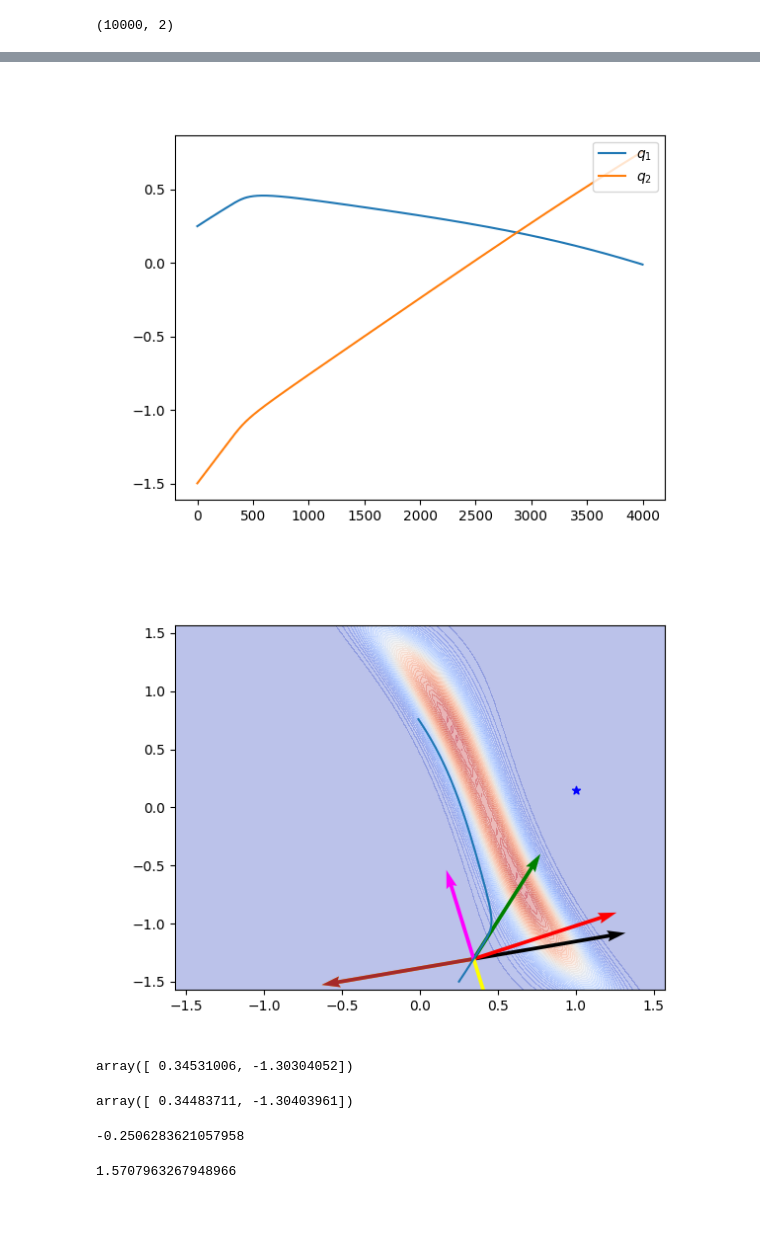
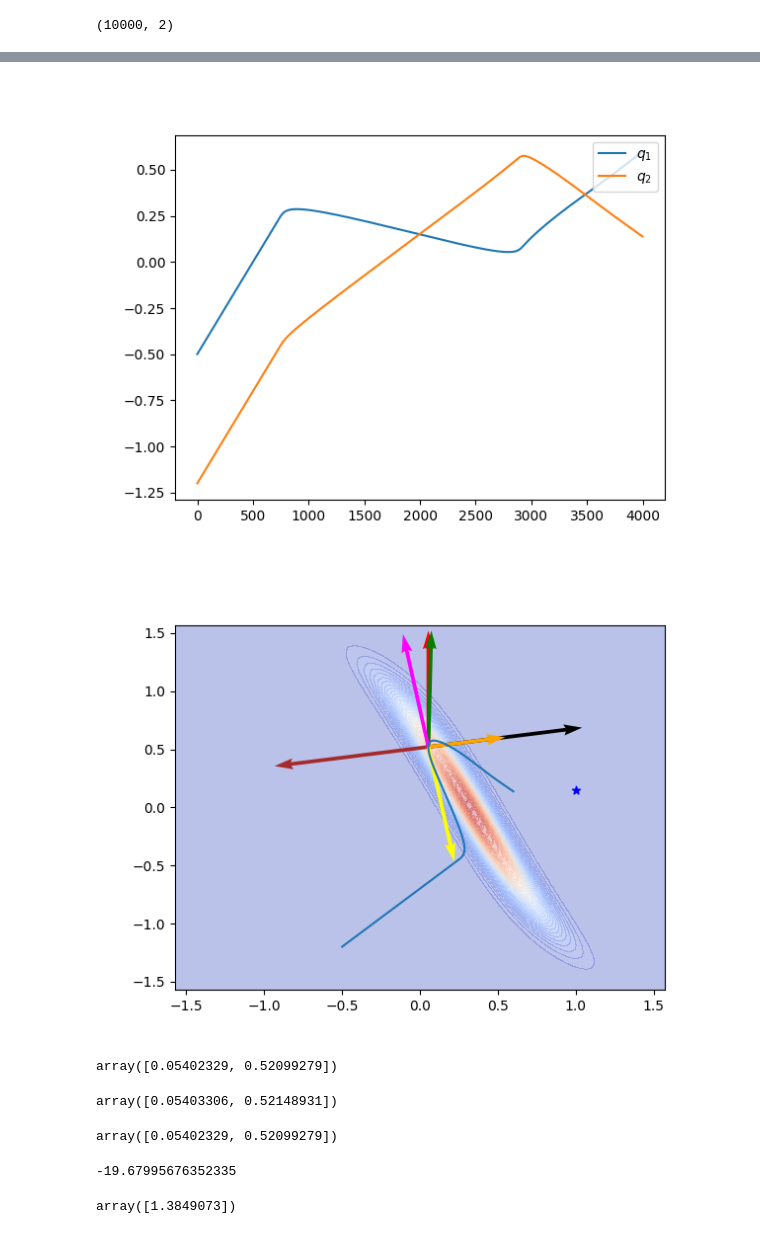
Before and after one commit to Bbosc/GDSOA, a Jupyter notebook: main.ipynb, the cells around one changed output, grey strips where cells are left out. Saved outputs shown, nothing was run; the diff lists cells and outputs as text; code cells hidden in the pictures.

```diff
--- a/main.ipynb
+++ b/main.ipynb
@@ -18,7 +18,7 @@ config_attractor = np.array([1., 0.15])
 
 # Embedding parameters
 # x = torch.tensor([[-0.5], [0.8], [0.]])
-x = np.array([[-0.6], [1.3], [0.]])[np.newaxis, :]
+x = np.array([[-0.6], [1.8], [0.]])[np.newaxis, :]
 
 fk = ForwardKinematic(urdf_file='2_joints_arm.urdf')
 
@@ -28,10 +28,10 @@ e = Embedding(dimension=2, x=x.repeat(1, 0), fk=fk, limits=joint_limits)
 ds = DynamicalSystem(stiffness=K, dissipation=D, attractor=config_attractor, embedding=e, dt=0.01)
 # %%
 # start = np.array([-0.55, 0.85])
-start = np.array([0.25, -1.5])
-# start = np.array([-0.5, -1.2])
-initial_speed = np.array([0.1, 0.2])
-# initial_speed = np.array([0.1, -0.1])
+# start = np.array([0.25, -1.5])
+start = np.array([-0.5, -1.2])
+# initial_speed = np.array([0.1, 0.2])
+initial_speed = np.array([0.1, 0.1])
 q = start
 dq = initial_speed
 positions = []
@@ -57,9 +57,15 @@ print(grid.shape)
 # %%
 a = np.zeros((grid.shape[0], 3))
 freq = []
+metrics = np.zeros((grid.shape[0], 2, 2))
+gradients = np.zeros((grid.shape[0], 2))
 for i, q in enumerate(grid):
     start = time.time()
     p = e.value_only(q).sum()
+    embedding, embedding_gradient, embedding_hessian = e.derive(q, np.zeros_like(q))
+    metrics[i] = ds.compute_metric(embedding_gradient)
+    gradients[i] = embedding_gradient.squeeze()
+
     a[i] = np.array([q[0], q[1], p])
     freq.append(1/(time.time() - start))
 print(f'average freq : {sum(freq)/len(freq)}')
@@ -83,0 +94,23 @@ plt.show()
+# %%
+x1 = np.unique(a[:, 0])
+x2 = np.unique(a[:, 1])
+z_metric = np.linalg.det(metrics).reshape((x1.shape[0], x2.shape[0]))
+z_embedd = a[:, 2].reshape((x1.shape[0], x2.shape[0]))
+
+config = np.array([0.26, -0.25])
+index = np.argmin(np.linalg.norm(grid - config, axis=1))
+values, vectors = np.linalg.eigh(metrics[index])
+
+%matplotlib widget
+plt.figure()
+plt.contourf(x1, x2, z_embedd, cmap=cm.coolwarm, alpha=0.35, levels=50)
+plt.scatter(config_attractor[0], config_attractor[1], label='attractor', marker='*', c='b')
+# plt.quiver(grid[index][0], grid[index][1], vectors[0][0], vectors[0][1], angles='xy', scale_units='xy', scale=np.linalg.norm(vectors[0]), color='black')
+# plt.quiver(grid[index][0], grid[index][1], vectors[np.argmax(values)][0], vectors[np.argmax(values)][1], angles='xy', scale_units='xy', scale=np.linalg.norm(vectors[1]), color='yellow')
+plt.quiver(grid[index][0], grid[index][1], gradients[index][0], gradients[index][1], angles='xy', scale_units='xy', scale=np.linalg.norm(vectors[1]), color='yellow')
+plt.xlim([x1.min(), x1.max()])
+plt.ylim([x2.min(), x2.max()])
+# eps = 0.2
+# plt.xlim([-eps+grid[index][0], grid[index][0] + eps])
+# plt.ylim([-eps+grid[index][1], grid[index][1] + eps])
+plt.show()
@@ -181,56 +224,60 @@ plt.plot(range(x.shape[0]), x[:, 1], label=r'$q_2$')
 plt.legend(loc='upper right')
 plt.show()
 # %% [output]
-[figure, old version]
+[figure, new version]
 # %%
-pos = 195
+pos = 2800
 
 psi = np.stack(ds.embedding_logger)
 grad =np.stack(ds.gradient_logger)
 hess = np.stack(ds.hessian_logger)
 
 values, vectors = np.linalg.eigh(metric[pos])
 u = vectors[0] * np.dot(dx[pos], vectors[0])/np.linalg.norm(vectors[0])
 
 
 %matplotlib widget
 plt.figure()
 plt.contourf(x1, x2, z, cmap=cm.coolwarm, alpha=0.35, levels=50)
 plt.scatter(config_attractor[0], config_attractor[1], label='attractor', marker='*', c='b')
 plt.quiver(ps[pos, 0], ps[pos, 1], grad[pos, :, 0], grad[pos, :, 1], angles='xy', scale_units='xy', scale=np.linalg.norm(grad[pos, :]), color='black')
 plt.quiver(ps[pos, 0], ps[pos, 1], psi[pos, :, 0], psi[pos, :, 1], angles='xy', scale_units='xy', scale=np.linalg.norm(psi[pos, :]), color='red')
 plt.quiver(ps[pos, 0], ps[pos, 1], dx[pos, 0], dx[pos, 1], angles='xy', scale_units='xy', scale=np.linalg.norm(dx[pos, :]), color='green')
-plt.quiver(ps[pos, 0], ps[pos, 1], ddx[pos, 0], ddx[pos, 1], angles='xy', scale_units='xy', scale=np.linalg.norm(ddx[pos, :]), color='orange')
+plt.quiver(ps[pos, 0], ps[pos, 1], ddx[pos, 0], ddx[pos, 1], angles='xy', scale_units='xy', scale=2*np.linalg.norm(ddx[pos, :]), color='orange')
 plt.quiver(ps[pos, 0], ps[pos, 1], vectors[1][0], vectors[1][1], angles='xy', scale_units='xy', scale=np.linalg.norm(vectors[1]), color='brown')
 plt.quiver(ps[pos, 0], ps[pos, 1], vectors[0][0], vectors[0][1], angles='xy', scale_units='xy', scale=np.linalg.norm(vectors[0]), color='yellow')
 plt.quiver(ps[pos, 0], ps[pos, 1], u[0], u[1], angles='xy', scale_units='xy', scale=np.linalg.norm(dx[pos]), color='magenta')
 
 plt.plot(ps[:, 0], ps[:, 1])
 eps = 0.1
 # plt.xlim([-eps+ps[pos, 0], ps[pos, 0] + eps])
 # plt.ylim([-eps+ps[pos, 1], ps[pos, 1] + eps])
 plt.xlim([x1.min(), x1.max()])
 plt.ylim([x2.min(), x2.max()])
 plt.show()
 # %% [output]
-[figure, old version]
+[figure, new version]
+# %%
+ps[pos]
+# %% [output]
+array([0.05402329, 0.52099279])
 # %%
 x[pos] + dx[pos] * 0.01
 # %% [output]
-array([ 0.34531006, -1.30304052])
+array([0.05403306, 0.52148931])
 # %%
 x[pos]
 # %% [output]
-array([ 0.34483711, -1.30403961])
+array([0.05402329, 0.52099279])
 # %%
 np.dot(vectors[1], grad[pos].squeeze())
 # %% [output]
--0.2506283621057958
+-19.67995676352335
 # %%
 def angles(u, v):
   #using the arccos function from numpy
   return np.arccos(u.dot(v)/(np.linalg.norm(u)*np.linalg.norm(v)))
 
-angles(vectors[1], vectors[0].squeeze())
+angles(grad[pos], dx[pos].squeeze())
 # %% [output]
-1.5707963267948966
+array([1.3849073])
```
Also changed, not shown: parts of 18 cells of this notebook, 1 other file.
